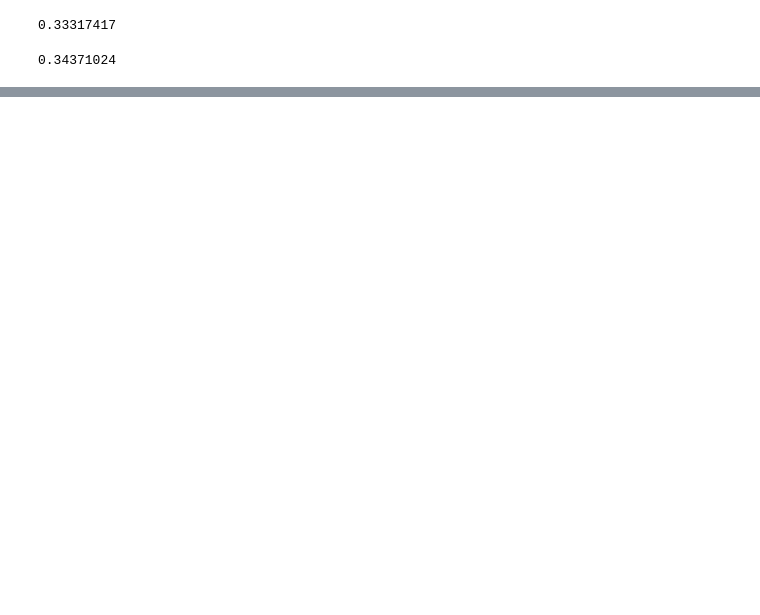
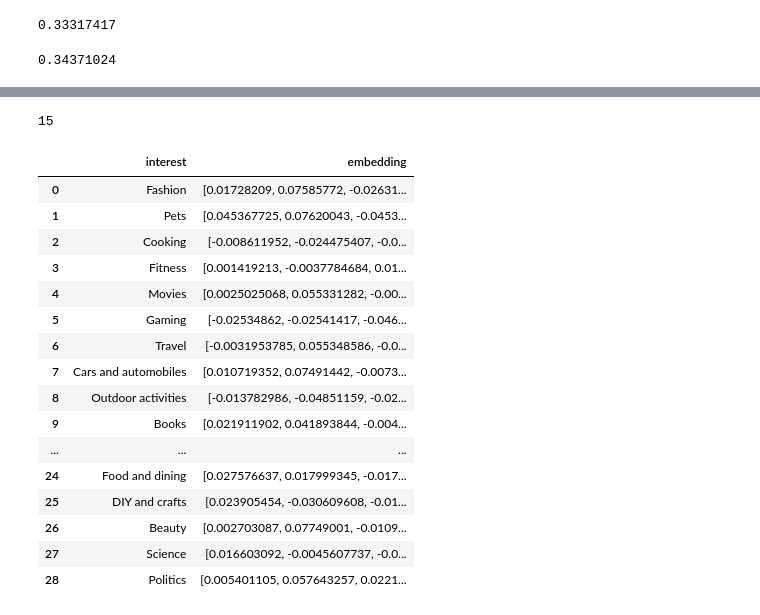
Before and after one commit to martafillol/affinity_at_scale, a Jupyter notebook: notebooks/LDA_model.ipynb, the cells around one changed output, grey strips where cells are left out. Cells and saved outputs as stored; diff of their text form; code cells hidden in the pictures; blank space fills up the shorter version.

```diff
--- a/notebooks/LDA_model.ipynb
+++ b/notebooks/LDA_model.ipynb
@@ -196,0 +293,36 @@ df
+# %%
+targets = [
+"Fashion",
+"Pets",
+"Cooking",
+"Fitness",
+"Movies",
+"Gaming",
+"Travel",
+"Cars and automobiles",
+"Outdoor activities",
+"Books",
+"Finance and investments",
+"Business and entrepreneurship",
+"Photography",
+"Art",
+"Social causes and activism",
+"Health and wellness ",
+"Gardening",
+"Technology",
+"Education and learning",
+"Sports",
+"Nature",
+"History",
+"Parenting and family",
+"Music",
+"Food and dining ",
+"DIY and crafts ",
+"Beauty",
+"Science",
+"Politics"
+]
+import pandas as pd
+interests = pd.DataFrame({"interest":targets})
+# %%
+interests["embedding"] = interests.interest.apply(embed)
@@ -196,0 +360,25 @@ df
+# %%
+import numpy as np
+np.array(results).argmax()
+# %% [output]
+15
+# %%
+interests
+# %% [output]
+|  | interest | embedding |
+| 0 | Fashion | [0.01728209, 0.07585772, -0.02631... |
+| 1 | Pets | [0.045367725, 0.07620043, -0.0453... |
+| 2 | Cooking | [-0.008611952, -0.024475407, -0.0... |
+| 3 | Fitness | [0.001419213, -0.0037784684, 0.01... |
+| 4 | Movies | [0.0025025068, 0.055331282, -0.00... |
+| 5 | Gaming | [-0.02534862, -0.02541417, -0.046... |
+| 6 | Travel | [-0.0031953785, 0.055348586, -0.0... |
+| 7 | Cars and automobiles | [0.010719352, 0.07491442, -0.0073... |
+| 8 | Outdoor activities | [-0.013782986, -0.04851159, -0.02... |
+| 9 | Books | [0.021911902, 0.041893844, -0.004... |
+| ... | ... | ... |
+| 24 | Food and dining | [0.027576637, 0.017999345, -0.017... |
+| 25 | DIY and crafts | [0.023905454, -0.030609608, -0.01... |
+| 26 | Beauty | [0.002703087, 0.07749001, -0.0109... |
+| 27 | Science | [0.016603092, -0.0045607737, -0.0... |
+| 28 | Politics | [0.005401105, 0.057643257, 0.0221... |
```
Also changed, not shown: parts of 29 cells of this notebook, 3 other files.
